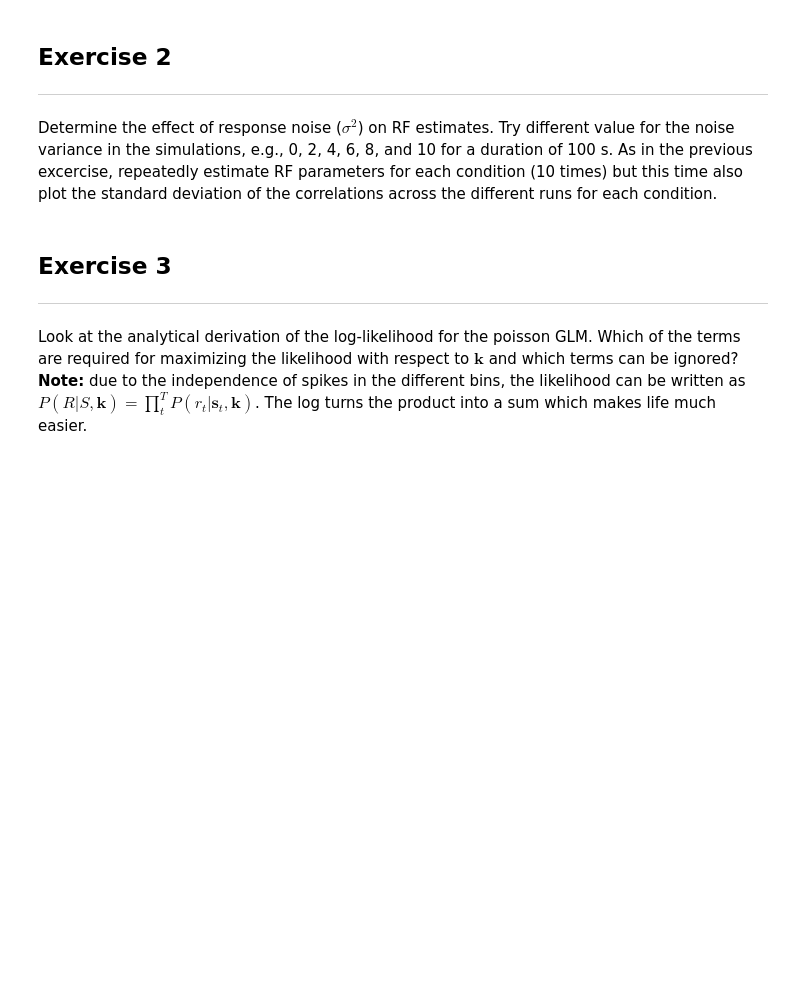
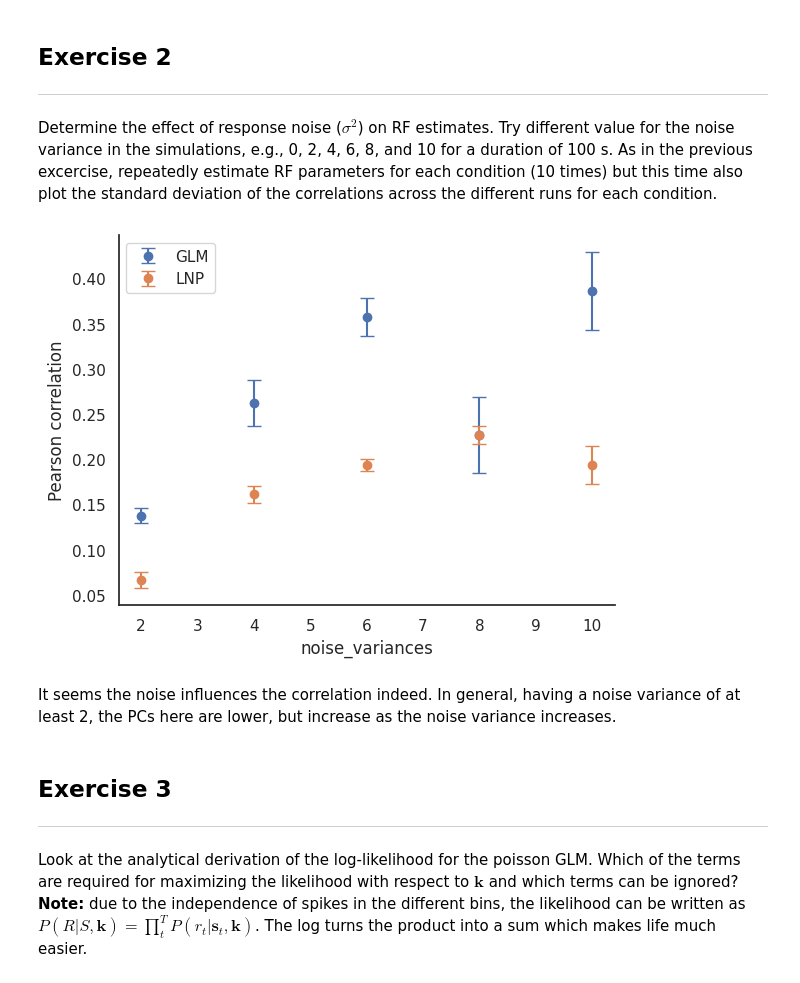
Before and after one commit to irenetiem/single-cell-analysis, a Jupyter notebook: 02-GLMs/exercises.ipynb, the cells around one changed output. Drawn from its saved outputs; the diff is of its cells as text; code cells hidden in the pictures; blank space fills up the shorter version.

```diff
--- a/02-GLMs/exercises.ipynb
+++ b/02-GLMs/exercises.ipynb
@@ -146,3 +236,8 @@ for i, duration in enumerate(stimulus_durations):
 ## Exercise 2
 ---
 Determine the effect of response noise ($\sigma^2$) on RF estimates. Try different value for the noise variance in the simulations, e.g., 0, 2, 4, 6, 8, and 10 for a duration of 100 s. As in the previous excercise, repeatedly estimate RF parameters for each condition (10 times) but this time also plot the standard deviation of the correlations across the different runs for each condition.
+# %%
+noise_variances = np.array([2, 4, 6, 8, 10]) # zero removed to avoid error
+duration = 100 # s
+
+# compute stds in the end
@@ -149,3 +294,22 @@ Determine the effect of response noise ($\sigma^2$) on RF estimates. Try differe
+# %%
+mean_glm = np.mean(PCs_GLM_noise_vars, axis=1)
+std_glm = np.std(PCs_GLM_noise_vars, axis=1)
+
+mean_lnp = np.mean(PCs_LNP_noise_vars, axis=1)
+std_lnp = np.std(PCs_LNP_noise_vars, axis=1)
+
+# Plot with error bars
+plt.errorbar(noise_variances, mean_glm, yerr=std_glm, fmt='o', label='GLM', capsize=5)
+plt.errorbar(noise_variances, mean_lnp, yerr=std_lnp, fmt='o', label='LNP', capsize=5)
+
+plt.legend()
+plt.xlabel('noise_variances')
+plt.ylabel('Pearson correlation')
+plt.show()
+# %% [output]
+[figure, added]
+# %% [markdown]
+It seems the noise influences the correlation indeed. In general, having a noise variance of at least 2, the PCs here are lower, but increase as the noise variance increases.
 # %% [markdown]
 ## Exercise 3
 ---
```
Also changed, not shown: parts of 7 cells of this notebook.
